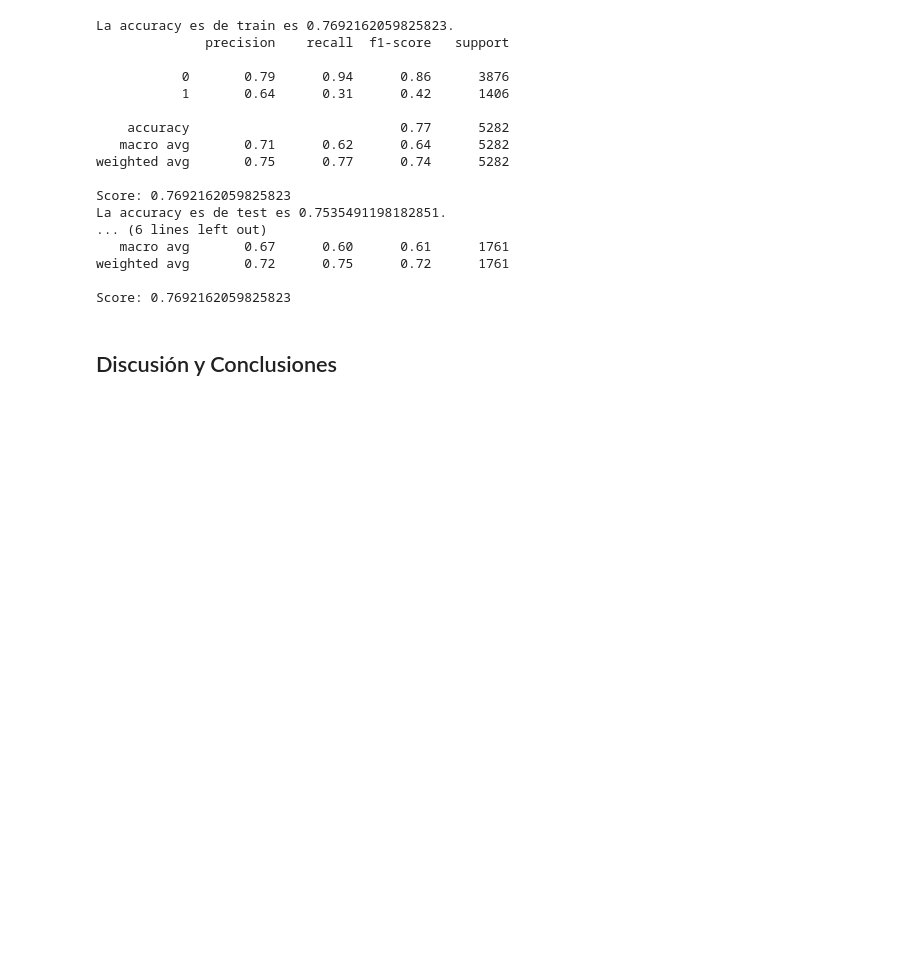
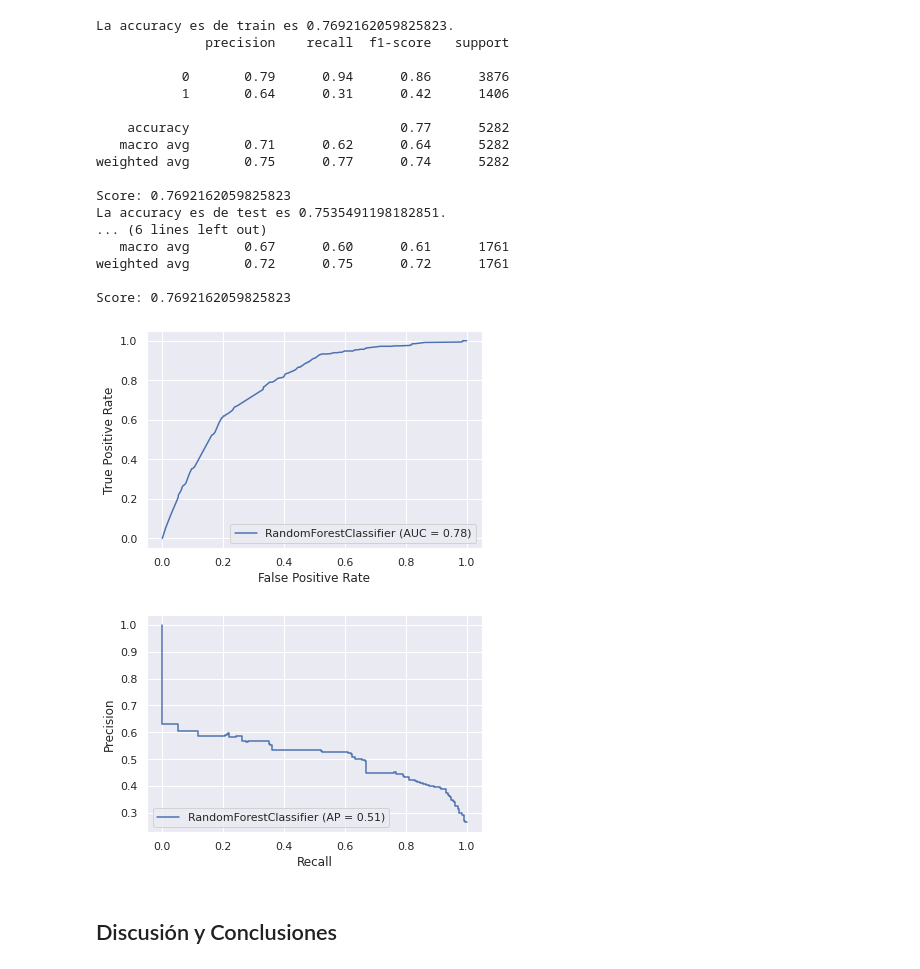
Before and after one commit to marcbonastre/RepoTestGroup3, a Jupyter notebook: PROYECTO_FINAL/Notebooks/BT_MLT_Churn.ipynb, the cells around one changed output. Drawn from its saved outputs; the diff is of its cells as text; code cells hidden in the pictures; blank space fills up the shorter version.

```diff
--- a/PROYECTO_FINAL/Notebooks/BT_MLT_Churn.ipynb
+++ b/PROYECTO_FINAL/Notebooks/BT_MLT_Churn.ipynb
@@ -510,6 +547,14 @@ La accuracy es de test es 0.7535491198182851.
 weighted avg       0.72      0.75      0.72      1761
 
 Score: 0.7692162059825823
+# %%
+ax = metrics.plot_roc_curve(RFC_rf, X_test_rf, y_test_rf)
+
+average_precision_rt = average_precision_score(y_test_rf, test_prediction_rf)
+ax1 = plot_precision_recall_curve(RFC_rf, X_test_rf, y_test_rf)
+# %% [output]
+[figure, added]
+[figure, added]
 # %% [markdown]
  ## Discusión y Conclusiones
 # %% [markdown]
```
Also changed, not shown: parts of 6 cells of this notebook.
